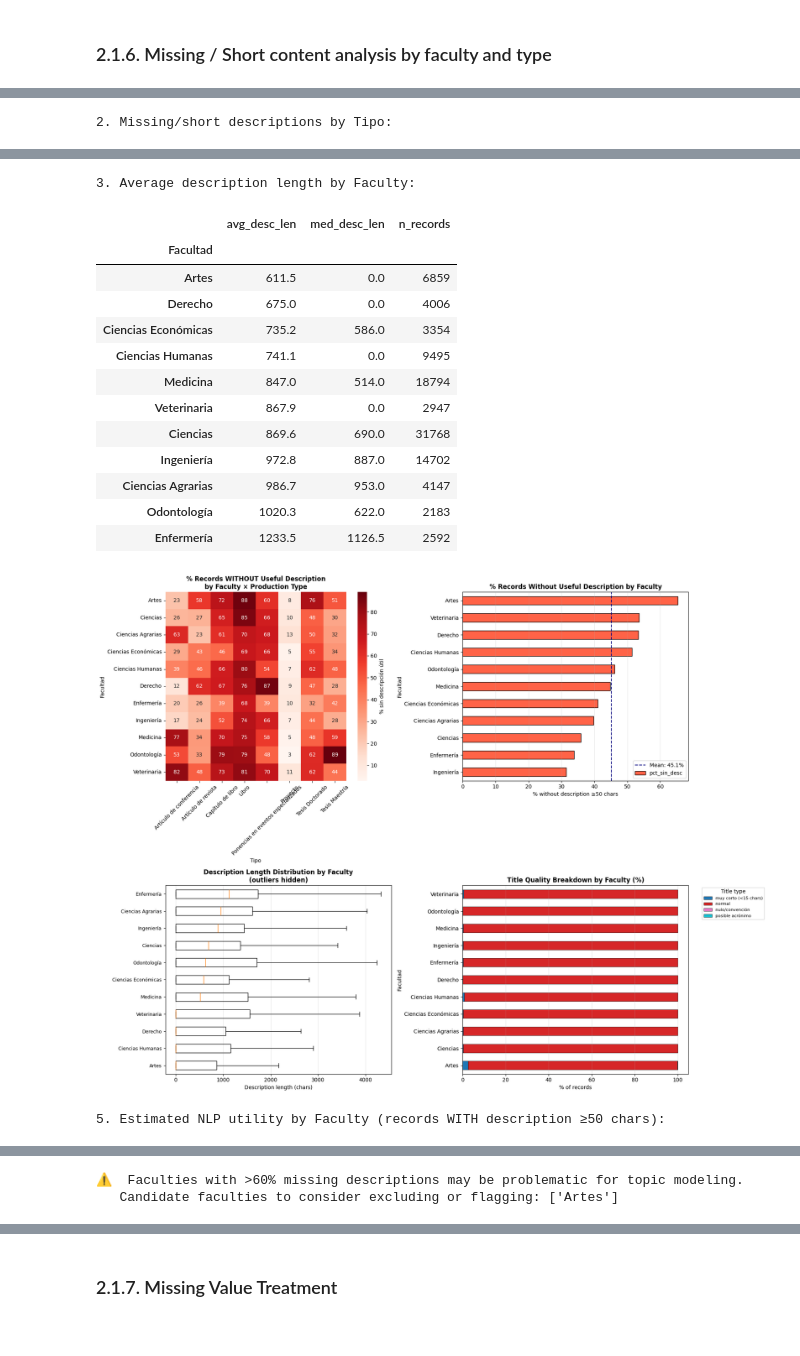
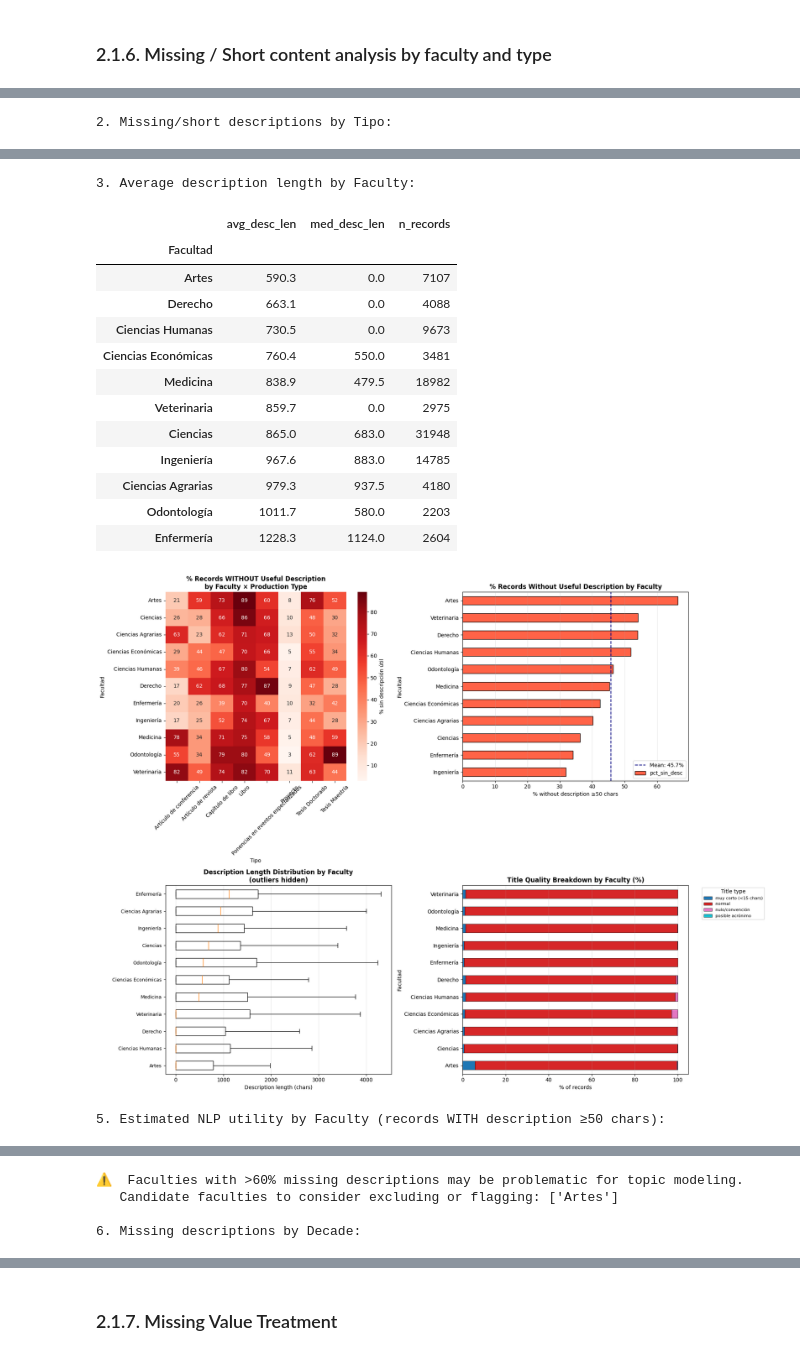
Before and after one commit to fvalderramab/proyecto_horus, a Jupyter notebook: notebooks/02_preprocessing.ipynb, the cells around one changed output, grey strips where cells are left out. Drawn from its saved outputs; the diff is of its cells as text; code cells hidden in the pictures.

```diff
--- a/notebooks/02_preprocessing.ipynb
+++ b/notebooks/02_preprocessing.ipynb
@@ -741,8 +772,8 @@ print(f"\nRecords after noisy title removal: {len(productos_bogota)}")
 _sin_desc = productos_bogota['Descripción original'].isna() | (productos_bogota['Descripción original'].str.strip() == '')
 _titulo_corto = productos_bogota['Título original'].str.strip().str.len() < 15
 _drop_heuristic = _sin_desc & _titulo_corto
-print(f"Dropping {_drop_heuristic.sum()} records with no description + title < 15 chars.")
-productos_bogota = productos_bogota[~_drop_heuristic].reset_index(drop=True)
+print(f"Flagged {_drop_heuristic.sum()} records with no description + title < 15 chars.")
+print("These will be kept for network analysis but ignored in NLP modeling via `_util_para_modelado`.")
 
 # --- Soft prefix stripping for embeddings (does NOT drop rows) ---
 # Removes uninformative structural prefixes like "Abstract 123:" or "CONFERENCIA:"
@@ -1290,6 +1346,31 @@ if problematicas:
 else:
     print("   No faculty exceeds 60% missing descriptions threshold.")
 
+# --- 6. Temporal correlation with missing descriptions ---
+print("\n6. Missing descriptions by Decade:")
+productos_bogota['fecha_dt'] = pd.to_datetime(productos_bogota['Fecha'], errors='coerce', dayfirst=True)
+productos_bogota['Decada'] = productos_bogota['fecha_dt'].dt.year // 10 * 10
+
+desc_por_decada = productos_bogota.dropna(subset=['Decada']).groupby('Decada').agg(
+    total=('_tiene_desc', 'count'),
+    con_desc_util=('_tiene_desc', 'sum')
+).assign(
+    sin_desc=lambda df: df['total'] - df['con_desc_util'],
+    pct_sin_desc=lambda df: (df['sin_desc'] / df['total'] * 100).round(1)
+).sort_index()
+
+display(desc_por_decada)
+
+fig_temp, ax_temp = plt.subplots(figsize=(10, 4))
+desc_por_decada['pct_sin_desc'].plot(kind='line', marker='o', color='crimson', ax=ax_temp)
+ax_temp.set_title('% of Records Without Description (<50 chars) Over Time', fontweight='bold')
+ax_temp.set_xlabel('Decade')
+ax_temp.set_ylabel('% missing description')
+ax_temp.grid(True, alpha=0.3)
+plt.show()
+
+productos_bogota.drop(columns=['fecha_dt', 'Decada'], inplace=True, errors='ignore')
+
 # Cleanup helper columns
 productos_bogota.drop(columns=['_tiene_desc', '_tiene_titulo_largo', '_titulo_tipo',
                                 '_desc_len_real'], inplace=True, errors='ignore')
@@ -1331,21 +1412,21 @@ MISSING / SHORT CONTENT ANALYSIS BY FACULTY AND TYPE
 | Estudio comparativo | 1 | 1 | 0 | 0.0 |
 | Estudio observacional | 2 | 2 | 0 | 0.0 |
 | Revisión sistemática | 1 | 1 | 0 | 0.0 |
 3. Average description length by Faculty:
 |  | avg_desc_len | med_desc_len | n_records |
 | Facultad |  |  |  |
-| Artes | 611.5 | 0.0 | 6859 |
-| Derecho | 675.0 | 0.0 | 4006 |
-| Ciencias Económicas | 735.2 | 586.0 | 3354 |
-| Ciencias Humanas | 741.1 | 0.0 | 9495 |
-| Medicina | 847.0 | 514.0 | 18794 |
-| Veterinaria | 867.9 | 0.0 | 2947 |
-| Ciencias | 869.6 | 690.0 | 31768 |
-| Ingeniería | 972.8 | 887.0 | 14702 |
-| Ciencias Agrarias | 986.7 | 953.0 | 4147 |
-| Odontología | 1020.3 | 622.0 | 2183 |
-| Enfermería | 1233.5 | 1126.5 | 2592 |
+| Artes | 590.3 | 0.0 | 7107 |
+| Derecho | 663.1 | 0.0 | 4088 |
+| Ciencias Humanas | 730.5 | 0.0 | 9673 |
+| Ciencias Económicas | 760.4 | 550.0 | 3481 |
+| Medicina | 838.9 | 479.5 | 18982 |
+| Veterinaria | 859.7 | 0.0 | 2975 |
+| Ciencias | 865.0 | 683.0 | 31948 |
+| Ingeniería | 967.6 | 883.0 | 14785 |
+| Ciencias Agrarias | 979.3 | 937.5 | 4180 |
+| Odontología | 1011.7 | 580.0 | 2203 |
+| Enfermería | 1228.3 | 1124.0 | 2604 |
-[figure, old version]
+[figure, new version]
 5. Estimated NLP utility by Faculty (records WITH description ≥50 chars):
 |  | total | con_desc_util | pct_sin_desc | pct_util |
 | Facultad |  |  |  |  |
@@ -1363,2 +1444,4 @@ MISSING / SHORT CONTENT ANALYSIS BY FACULTY AND TYPE
 ⚠️  Faculties with >60% missing descriptions may be problematic for topic modeling.
    Candidate faculties to consider excluding or flagging: ['Artes']
+
+6. Missing descriptions by Decade:
```
Also changed, not shown: parts of 48 cells of this notebook, 3 other files.
